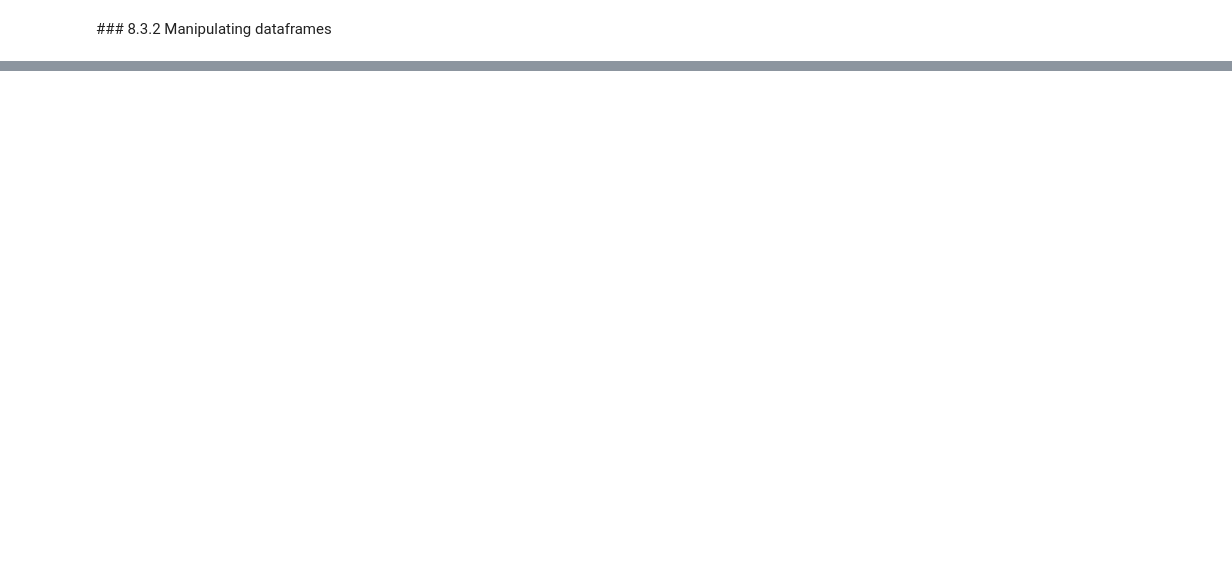
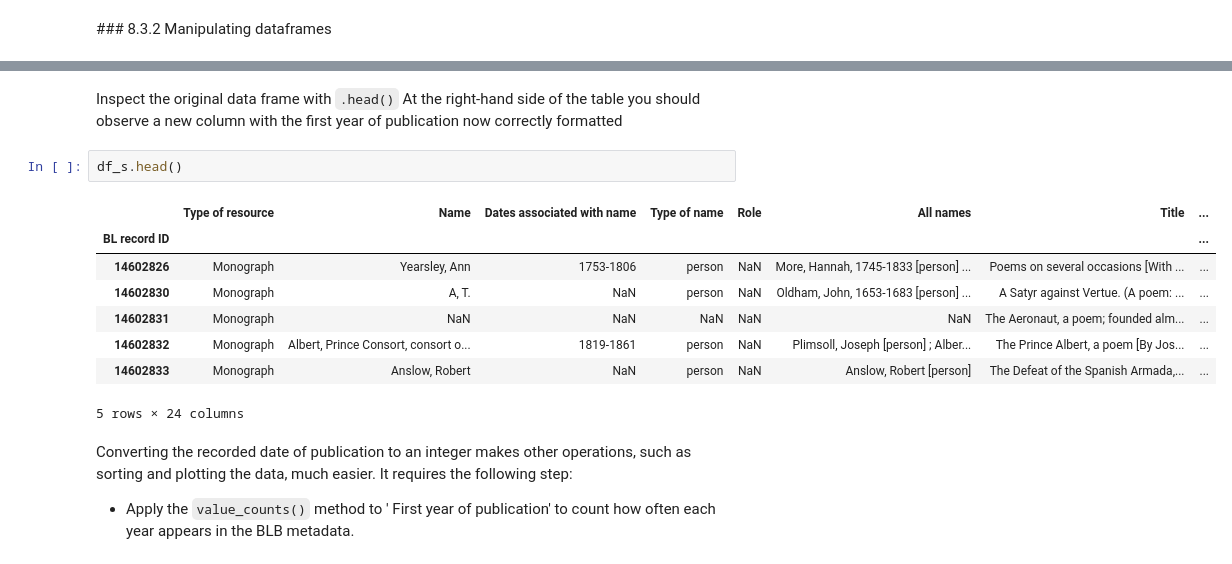
Before and after one commit to kasparvonbeelen/ghi_python, a Jupyter notebook: 8_-_Data_Exploration_with_Pandas_I.ipynb, the cells around one changed output, grey strips where cells are left out. Saved outputs shown, nothing was run; the diff lists cells and outputs as text; blank space fills up the shorter version.

```diff
--- a/8_-_Data_Exploration_with_Pandas_I.ipynb
+++ b/8_-_Data_Exploration_with_Pandas_I.ipynb
@@ -330,0 +673,17 @@ yearly_probs['woman'].loc[1800:1900].plot(kind='bar',figsize=(20,5))
+# %% [markdown]
+Inspect the original data frame with `.head()` At the right-hand side of the table you should observe a new column with the first year of publication now correctly formatted
+# %%
+df_s.head()
+# %% [output]
+|  | Type of resource | Name | Dates associated with name | Type of name | Role | All names | Title | ... |
+| BL record ID |  |  |  |  |  |  |  | ... |
+| 14602826 | Monograph | Yearsley, Ann | 1753-1806 | person | NaN | More, Hannah, 1745-1833 [person] ... | Poems on several occasions [With ... | ... |
+| 14602830 | Monograph | A, T. | NaN | person | NaN | Oldham, John, 1653-1683 [person] ... | A Satyr against Vertue. (A poem: ... | ... |
+| 14602831 | Monograph | NaN | NaN | NaN | NaN | NaN | The Aeronaut, a poem; founded alm... | ... |
+| 14602832 | Monograph | Albert, Prince Consort, consort o... | 1819-1861 | person | NaN | Plimsoll, Joseph [person] ; Alber... | The Prince Albert, a poem [By Jos... | ... |
+| 14602833 | Monograph | Anslow, Robert | NaN | person | NaN | Anslow, Robert [person] | The Defeat of the Spanish Armada,... | ... |
+5 rows × 24 columns
+# %% [markdown]
+Converting the recorded date of publication to an integer makes other operations, such as sorting and plotting the data, much easier. It requires the following step:
+
+- Apply the `value_counts()` method to ' First year of publication' to count how often each year appears in the BLB metadata.
```
Also changed, not shown: parts of 163 cells of this notebook.
